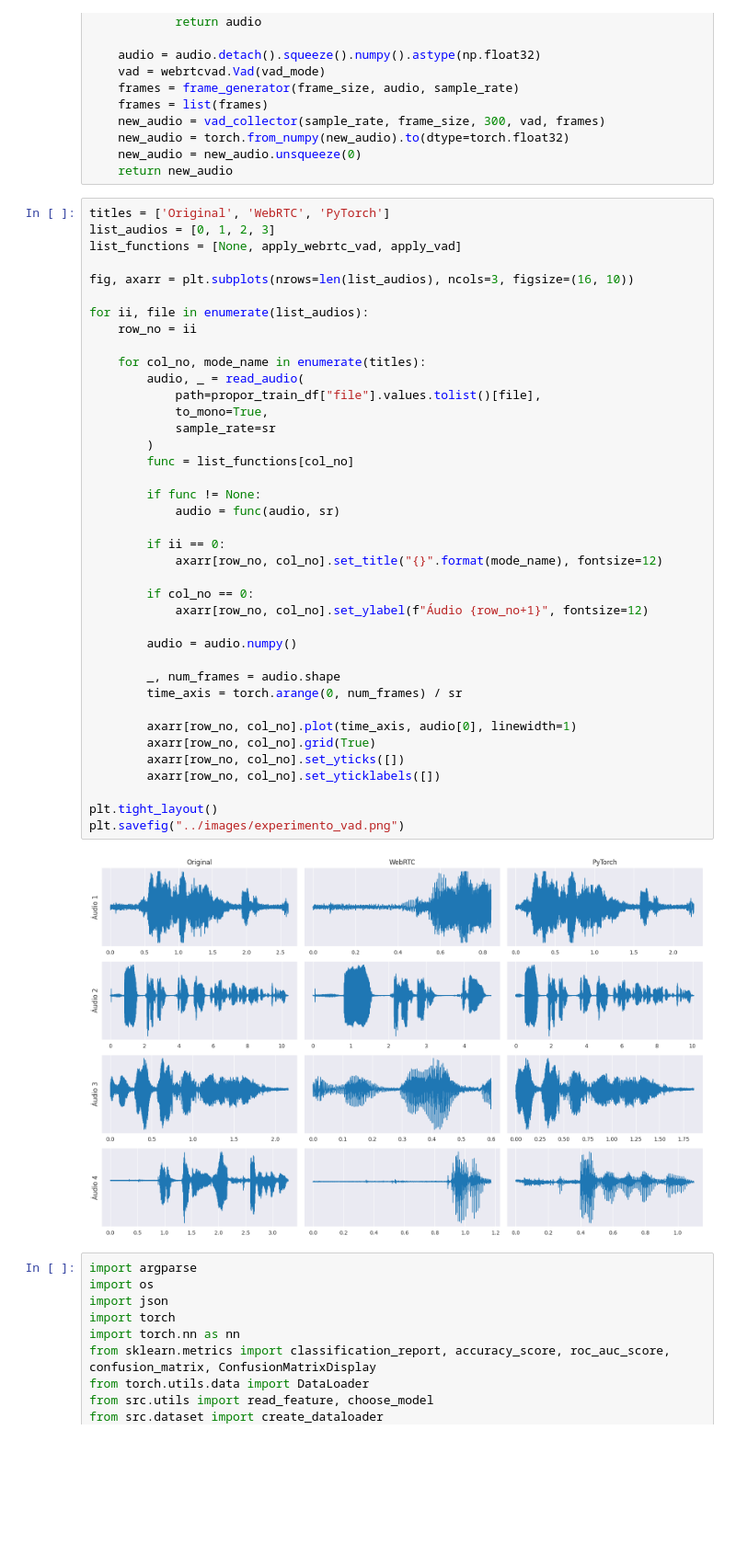
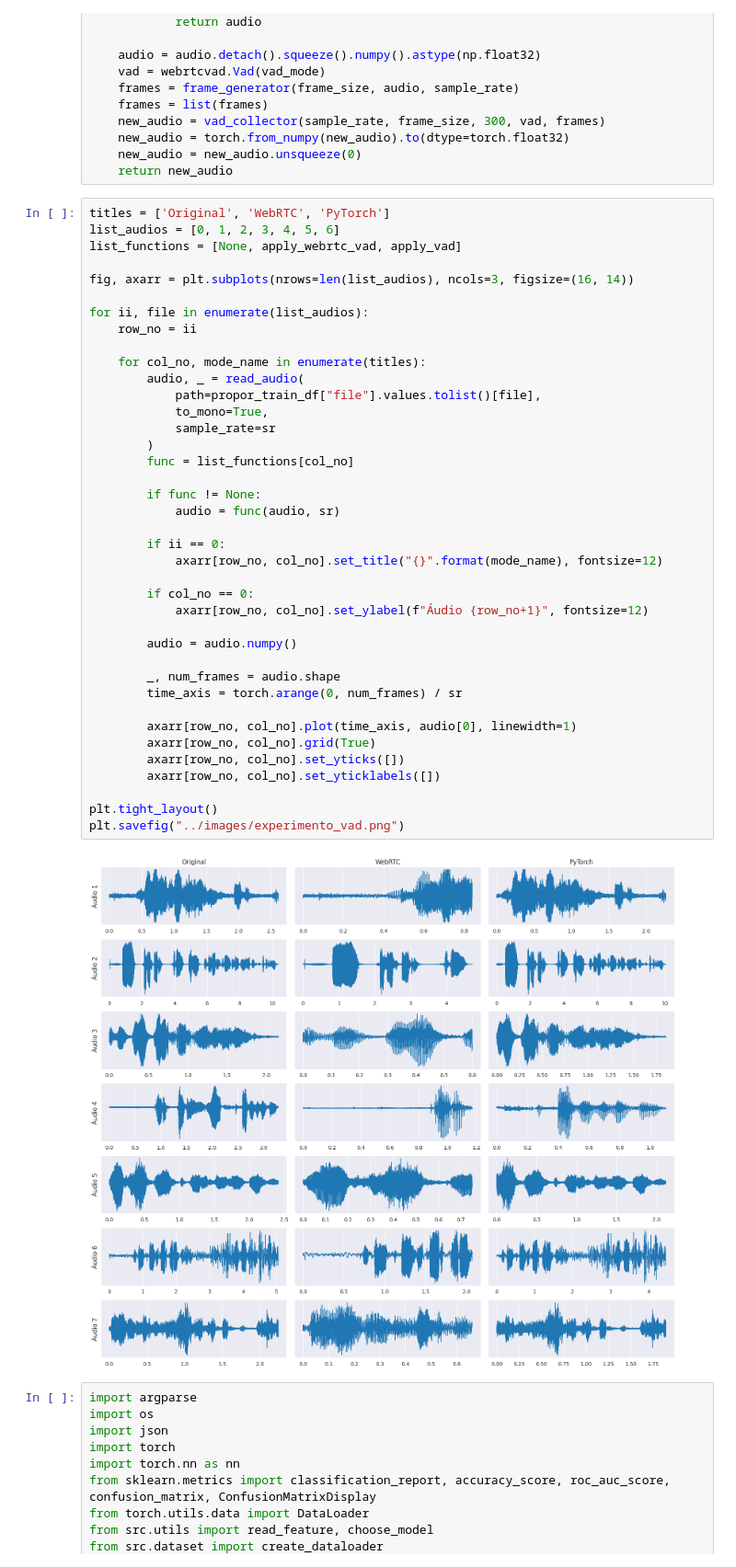
Before and after one commit to rafaelgreca/ser-wavelet, a Jupyter notebook: notebooks/analysis.ipynb, the cells around one changed output. Shown at 92% size. Drawn from its saved outputs; the diff is of its cells as text; blank space fills up the shorter version.

```diff
--- a/notebooks/analysis.ipynb
+++ b/notebooks/analysis.ipynb
@@ -603,10 +603,10 @@ def apply_webrtc_vad(
     return new_audio
 # %%
 titles = ['Original', 'WebRTC', 'PyTorch']
-list_audios = [0, 1, 2, 3]
+list_audios = [0, 1, 2, 3, 4, 5, 6]
 list_functions = [None, apply_webrtc_vad, apply_vad]
 
-fig, axarr = plt.subplots(nrows=len(list_audios), ncols=3, figsize=(16, 10))
+fig, axarr = plt.subplots(nrows=len(list_audios), ncols=3, figsize=(16, 14))
 
 for ii, file in enumerate(list_audios):
     row_no = ii
@@ -614,34 +614,34 @@ for ii, file in enumerate(list_audios):
     for col_no, mode_name in enumerate(titles):
         audio, _ = read_audio(
             path=propor_train_df["file"].values.tolist()[file],
             to_mono=True,
             sample_rate=sr
         )
         func = list_functions[col_no]
 
         if func != None:
             audio = func(audio, sr)
 
         if ii == 0:
             axarr[row_no, col_no].set_title("{}".format(mode_name), fontsize=12)
 
         if col_no == 0:
             axarr[row_no, col_no].set_ylabel(f"Áudio {row_no+1}", fontsize=12)
 
         audio = audio.numpy()
 
         _, num_frames = audio.shape
         time_axis = torch.arange(0, num_frames) / sr
 
         axarr[row_no, col_no].plot(time_axis, audio[0], linewidth=1)
         axarr[row_no, col_no].grid(True)
         axarr[row_no, col_no].set_yticks([])
         axarr[row_no, col_no].set_yticklabels([])
 
 plt.tight_layout()
 plt.savefig("../images/experimento_vad.png")
 # %% [output]
-[figure, old version]
+[figure, new version]
 # %%
 import argparse
 import os
```
Also changed, not shown: parts of 2 cells of this notebook, 1 other file.
